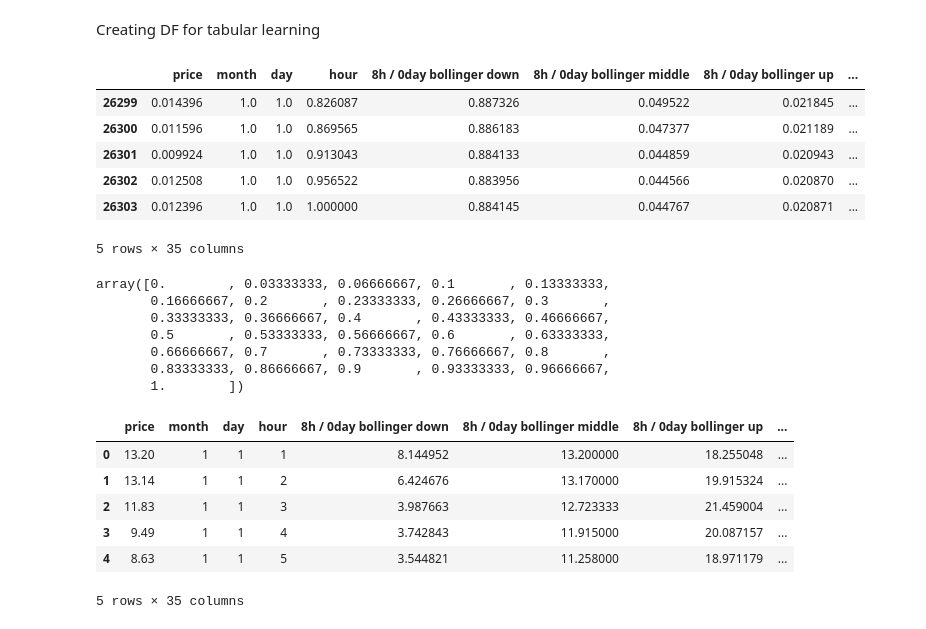
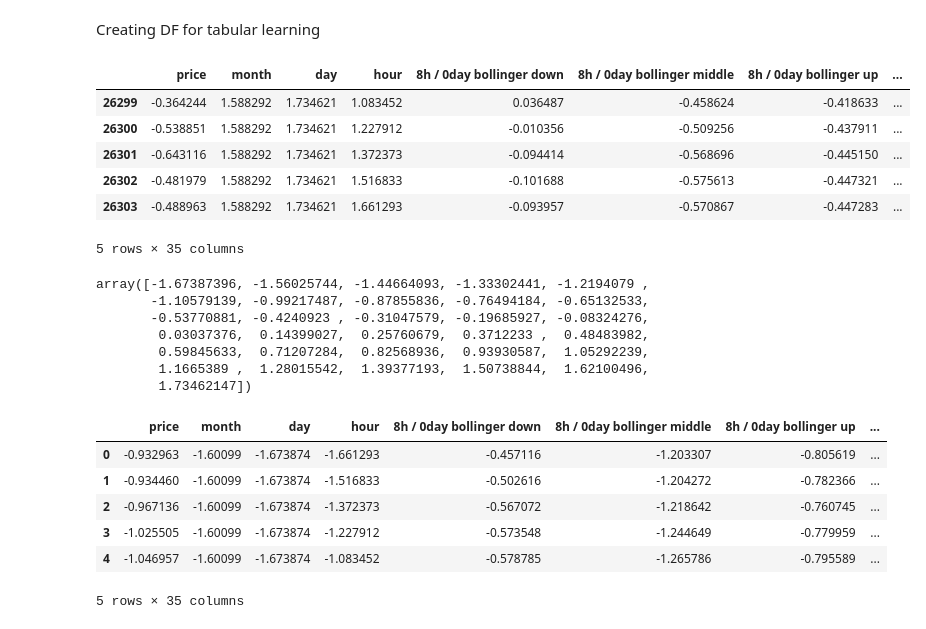
Before and after one commit to sunnysoni97/ProjectRLHydroElectric, a Jupyter notebook: preprocessing_continuous.ipynb, the cells around one changed output. Drawn from its saved outputs; the diff is of its cells as text; code cells hidden in the pictures.

Commit message:
NORMALIZE

```diff
--- a/preprocessing_continuous.ipynb
+++ b/preprocessing_continuous.ipynb
@@ -207,4 +207,17 @@ def stochastic_osc(df, hours, smoothing):
     osc_smoothed[0:7] = osc_smoothed[7]
     out[f'{hours}h / {int(hours/24)}smoothed oscillator'] = osc_smoothed
   return out
+# %%
+def normalize_train(df):
+    x = df.copy()
+    #returns df with all columns normalized individually z-score
+    #DANGER - DATA LEAKAGE
+    u={}
+    for c in range (0, len(x.columns)):
+        col = x.iloc[:,c].copy()
+        norm_col=(col-col.mean())/col.std()
+        x.iloc[:,c] = norm_col
+        u[str(x.columns[c])]= [col.mean(), col.std()]
+
+    return x, u
 # %%
@@ -245,8 +260,6 @@ def build_big(data_f):
 
     df.drop(columns = ['date', 'time'], inplace = True)
 
-    df = scale_zero_one(df)
-
     return df
 # %%
 def build_small(data_f):
@@ -297,35 +310,37 @@ with open(val_discrete_path,'wb') as f:
     np.save(f,categorical_val.to_numpy())
 # %%
 train_preprocessed = build_big(train)
+train_preprocessed, dictionary = normalize_train(train_preprocessed)
 train_preprocessed.tail(5)
 # %% [output]
 |  | price | month | day | hour | 8h / 0day bollinger down | 8h / 0day bollinger middle | 8h / 0day bollinger up | ... |
-| 26299 | 0.014396 | 1.0 | 1.0 | 0.826087 | 0.887326 | 0.049522 | 0.021845 | ... |
-| 26300 | 0.011596 | 1.0 | 1.0 | 0.869565 | 0.886183 | 0.047377 | 0.021189 | ... |
-| 26301 | 0.009924 | 1.0 | 1.0 | 0.913043 | 0.884133 | 0.044859 | 0.020943 | ... |
-| 26302 | 0.012508 | 1.0 | 1.0 | 0.956522 | 0.883956 | 0.044566 | 0.020870 | ... |
-| 26303 | 0.012396 | 1.0 | 1.0 | 1.000000 | 0.884145 | 0.044767 | 0.020871 | ... |
+| 26299 | -0.364244 | 1.588292 | 1.734621 | 1.083452 | 0.036487 | -0.458624 | -0.418633 | ... |
+| 26300 | -0.538851 | 1.588292 | 1.734621 | 1.227912 | -0.010356 | -0.509256 | -0.437911 | ... |
+| 26301 | -0.643116 | 1.588292 | 1.734621 | 1.372373 | -0.094414 | -0.568696 | -0.445150 | ... |
+| 26302 | -0.481979 | 1.588292 | 1.734621 | 1.516833 | -0.101688 | -0.575613 | -0.447321 | ... |
+| 26303 | -0.488963 | 1.588292 | 1.734621 | 1.661293 | -0.093957 | -0.570867 | -0.447283 | ... |
 5 rows × 35 columns
 # %%
 train_preprocessed.day.unique()
 # %% [output]
-array([0.        , 0.03333333, 0.06666667, 0.1       , 0.13333333,
-       0.16666667, 0.2       , 0.23333333, 0.26666667, 0.3       ,
-       0.33333333, 0.36666667, 0.4       , 0.43333333, 0.46666667,
-       0.5       , 0.53333333, 0.56666667, 0.6       , 0.63333333,
-       0.66666667, 0.7       , 0.73333333, 0.76666667, 0.8       ,
-       0.83333333, 0.86666667, 0.9       , 0.93333333, 0.96666667,
-       1.        ])
+array([-1.67387396, -1.56025744, -1.44664093, -1.33302441, -1.2194079 ,
+       -1.10579139, -0.99217487, -0.87855836, -0.76494184, -0.65132533,
+       -0.53770881, -0.4240923 , -0.31047579, -0.19685927, -0.08324276,
+        0.03037376,  0.14399027,  0.25760679,  0.3712233 ,  0.48483982,
+        0.59845633,  0.71207284,  0.82568936,  0.93930587,  1.05292239,
+        1.1665389 ,  1.28015542,  1.39377193,  1.50738844,  1.62100496,
+        1.73462147])
 # %%
 val_preprocessed = build_big(val)
+val_preprocessed = normalize_validation(val_preprocessed, dictionary)
 val_preprocessed.head(5)
 # %% [output]
 |  | price | month | day | hour | 8h / 0day bollinger down | 8h / 0day bollinger middle | 8h / 0day bollinger up | ... |
-| 0 | 13.20 | 1 | 1 | 1 | 8.144952 | 13.200000 | 18.255048 | ... |
-| 1 | 13.14 | 1 | 1 | 2 | 6.424676 | 13.170000 | 19.915324 | ... |
-| 2 | 11.83 | 1 | 1 | 3 | 3.987663 | 12.723333 | 21.459004 | ... |
-| 3 | 9.49 | 1 | 1 | 4 | 3.742843 | 11.915000 | 20.087157 | ... |
-| 4 | 8.63 | 1 | 1 | 5 | 3.544821 | 11.258000 | 18.971179 | ... |
+| 0 | -0.932963 | -1.60099 | -1.673874 | -1.661293 | -0.457116 | -1.203307 | -0.805619 | ... |
+| 1 | -0.934460 | -1.60099 | -1.673874 | -1.516833 | -0.502616 | -1.204272 | -0.782366 | ... |
+| 2 | -0.967136 | -1.60099 | -1.673874 | -1.372373 | -0.567072 | -1.218642 | -0.760745 | ... |
+| 3 | -1.025505 | -1.60099 | -1.673874 | -1.227912 | -0.573548 | -1.244649 | -0.779959 | ... |
+| 4 | -1.046957 | -1.60099 | -1.673874 | -1.083452 | -0.578785 | -1.265786 | -0.795589 | ... |
 5 rows × 35 columns
 # %%
 #to save to .npy file
```
Also changed, not shown: parts of 1 cell of this notebook, 10 other files.
